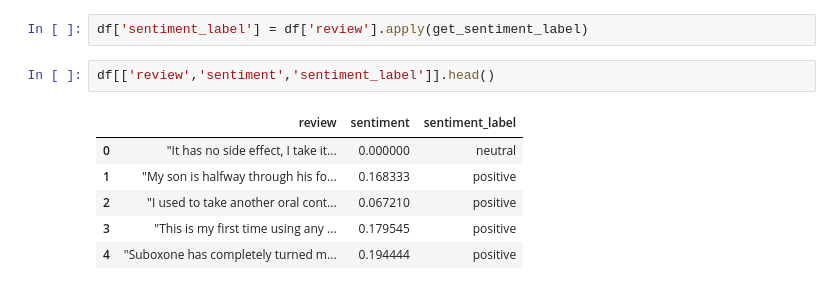
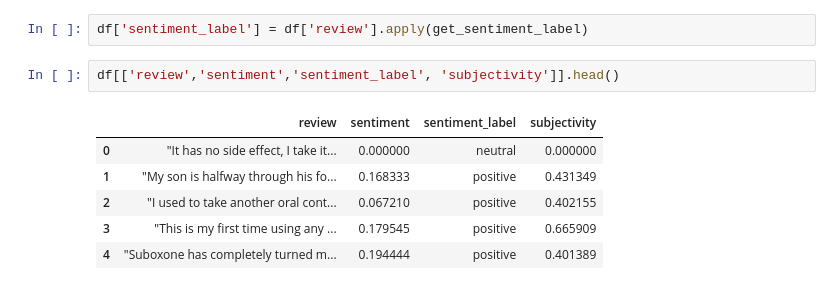
Before and after one commit to sormazabal/Fintech_G1, a Jupyter notebook: data_explo.ipynb, the cells around one changed output. Saved outputs shown, nothing was run; the diff lists cells and outputs as text.

Commit message:
subjectivity

```diff
--- a/data_explo.ipynb
+++ b/data_explo.ipynb
@@ -218,11 +218,11 @@ df['subjectivity'] = df['review'].apply(get_intensity)
 # %%
 df['sentiment_label'] = df['review'].apply(get_sentiment_label)
 # %%
-df[['review','sentiment','sentiment_label']].head()
+df[['review','sentiment','sentiment_label', 'subjectivity']].head()
 # %% [output]
-|  | review | sentiment | sentiment_label |
-| 0 | "It has no side effect, I take it... | 0.000000 | neutral |
-| 1 | "My son is halfway through his fo... | 0.168333 | positive |
-| 2 | "I used to take another oral cont... | 0.067210 | positive |
-| 3 | "This is my first time using any ... | 0.179545 | positive |
-| 4 | "Suboxone has completely turned m... | 0.194444 | positive |
+|  | review | sentiment | sentiment_label | subjectivity |
+| 0 | "It has no side effect, I take it... | 0.000000 | neutral | 0.000000 |
+| 1 | "My son is halfway through his fo... | 0.168333 | positive | 0.431349 |
+| 2 | "I used to take another oral cont... | 0.067210 | positive | 0.402155 |
+| 3 | "This is my first time using any ... | 0.179545 | positive | 0.665909 |
+| 4 | "Suboxone has completely turned m... | 0.194444 | positive | 0.401389 |
```
